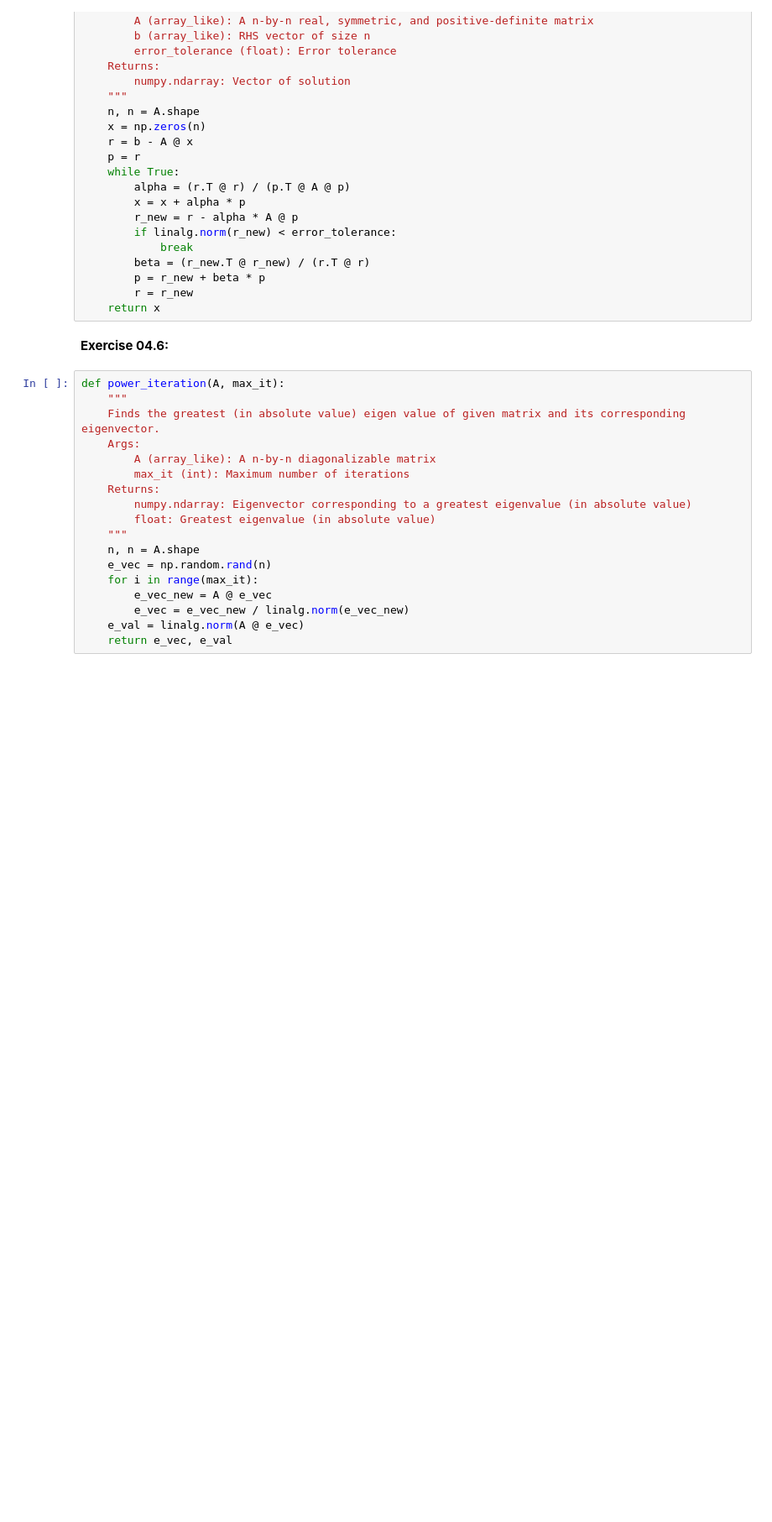
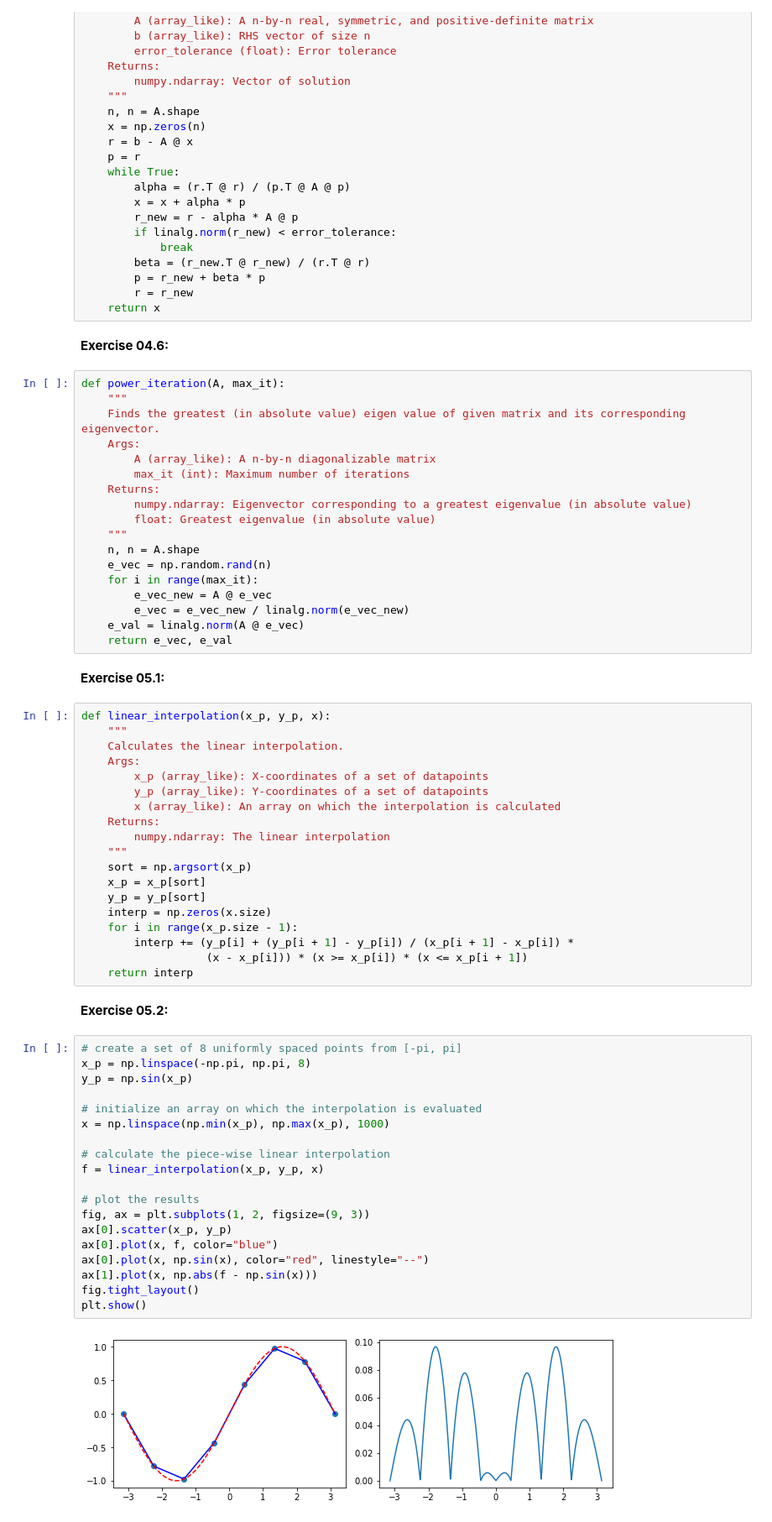
Before and after one commit to valenpe7/numerical_methods, a Jupyter notebook: _sources/tutorials/solutions.ipynb, the cells around one changed output. Shown at 84% size. Cells and saved outputs as stored; diff of their text form; blank space fills up the shorter version.

```diff
--- a/_sources/tutorials/solutions.ipynb
+++ b/_sources/tutorials/solutions.ipynb
@@ -597,3 +597,47 @@ def power_iteration(A, max_it):
         e_vec = e_vec_new / linalg.norm(e_vec_new)
     e_val = linalg.norm(A @ e_vec)
     return e_vec, e_val
+# %% [markdown]
+**Exercise 05.1:**
+# %%
+def linear_interpolation(x_p, y_p, x):
+    """
+    Calculates the linear interpolation.
+    Args:
+        x_p (array_like): X-coordinates of a set of datapoints
+        y_p (array_like): Y-coordinates of a set of datapoints
+        x (array_like): An array on which the interpolation is calculated
+    Returns:
+        numpy.ndarray: The linear interpolation
+    """
+    sort = np.argsort(x_p)
+    x_p = x_p[sort]
+    y_p = y_p[sort]
+    interp = np.zeros(x.size)
+    for i in range(x_p.size - 1):
+        interp += (y_p[i] + (y_p[i + 1] - y_p[i]) / (x_p[i + 1] - x_p[i]) *
+                   (x - x_p[i])) * (x >= x_p[i]) * (x <= x_p[i + 1])
+    return interp
+# %% [markdown]
+**Exercise 05.2:**
+# %%
+# create a set of 8 uniformly spaced points from [-pi, pi]
+x_p = np.linspace(-np.pi, np.pi, 8)
+y_p = np.sin(x_p)
+
+# initialize an array on which the interpolation is evaluated
+x = np.linspace(np.min(x_p), np.max(x_p), 1000)
+
+# calculate the piece-wise linear interpolation
+f = linear_interpolation(x_p, y_p, x)
+
+# plot the results
+fig, ax = plt.subplots(1, 2, figsize=(9, 3))
+ax[0].scatter(x_p, y_p)
+ax[0].plot(x, f, color="blue")
+ax[0].plot(x, np.sin(x), color="red", linestyle="--")
+ax[1].plot(x, np.abs(f - np.sin(x)))
+fig.tight_layout()
+plt.show()
+# %% [output]
+[figure, added]
```
Also changed, not shown: parts of 37 cells of this notebook, 14 other files.
